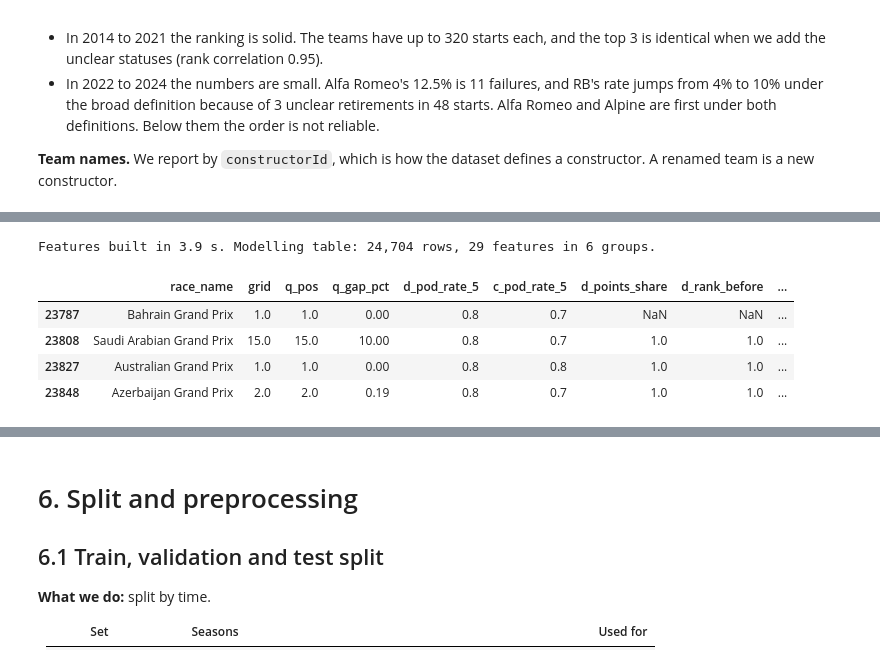
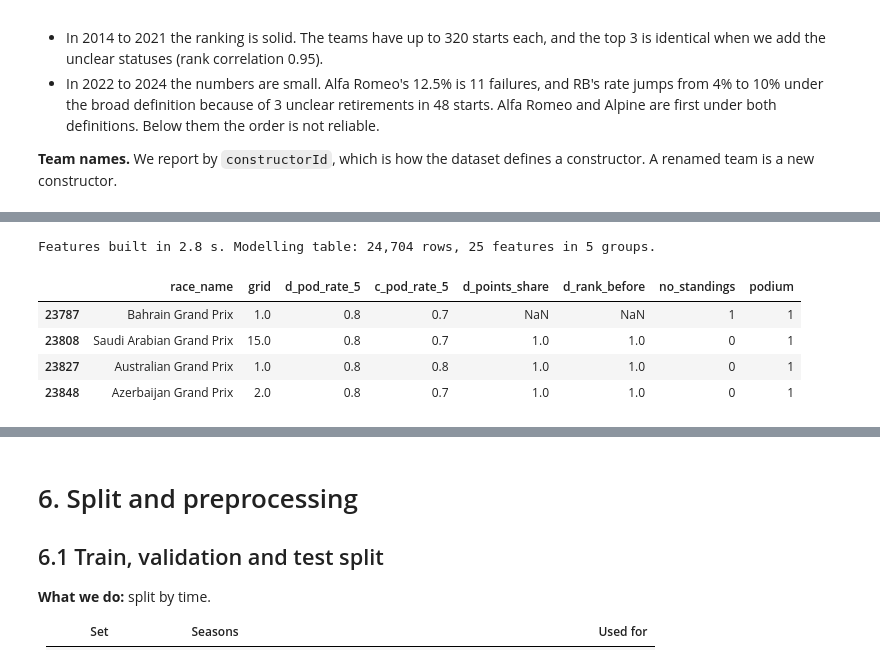
Before and after one commit to adhamshaheen/f1-podium-prediction, a Jupyter notebook: notebooke15c4f85e0.ipynb, the cells around one changed output, grey strips where cells are left out. Drawn from its saved outputs; the diff is of its cells as text; code cells hidden in the pictures.

```diff
--- a/notebooke15c4f85e0.ipynb
+++ b/notebooke15c4f85e0.ipynb
@@ -1171,8 +1171,8 @@ base = safe_join(base, clean['circuits'][['circuitId', 'name', 'country']].renam
 base = safe_join(base, clean['drivers'][['driverId', 'driverRef', 'forename', 'surname', 'dob', 'nationality']], 'driverId')
 base = safe_join(base, clean['constructors'][['constructorId', 'name']].rename(columns={'name': 'team'}), 'constructorId')
 base = safe_join(base, clean['status'], 'statusId')
-# qualifying: joined on the pair (raceId, driverId). Rows without a qualifying record get NaN
-quali = clean['qualifying'][['raceId', 'driverId', 'position', 'q1_s', 'q2_s', 'q3_s']].rename(columns={'position': 'q_pos'})
+# qualifying position: joined on the pair (raceId, driverId), used by Question 1 only (not a model input, see 5.1)
+quali = clean['qualifying'][['raceId', 'driverId', 'position']].rename(columns={'position': 'q_pos'})
 base = safe_join(base, quali, ['raceId', 'driverId'], validate='one_to_one')
 # Sprint points count for the championship. We only need them to keep the standings of LATER weekends correct (5.3).
 sprint_points = clean['sprint_results'].groupby(['raceId', 'driverId'], as_index=False)['points'].sum().rename(columns={'points': 'sprint_points'})
@@ -1844,31 +1921,17 @@ We build the features in six groups. The groups are used again in the ablation (
 # %%
-Q_GAP_CAP = 10.0        # % gap to the session's fastest time is capped here (see 2.2 for why)
-
 def past_mean(series, window):
     """Mean over the previous `window` races. shift(1) pushes every value one race down,
     so the current race is never part of its own average."""
     return series.shift(1).rolling(window, min_periods=1).mean()
 
-def build_features(table, qualifying=None):
+def build_features(table):
     """Return the table with all leakage-safe features added.
     The rows must describe complete races. Only information from before each race is used."""
-    qualifying = clean['qualifying'] if qualifying is None else qualifying
     df = table.sort_values(['date', 'raceId', 'resultId']).reset_index(drop=True).copy()      # strict time order
     df['dnf'] = 1 - df['classified']                                                           # 1 = no finishing position
 
     # ---------- grid ----------
     df['front_row'] = (df['grid'] <= 2).astype(int)
-
-    # ---------- qualifying ----------
-    session_best = qualifying.groupby('raceId')[['q1_s', 'q2_s', 'q3_s']].min()                # fastest time of each session
-    own_time = df['q3_s'].fillna(df['q2_s']).fillna(df['q1_s'])                                # time in the last session he reached
-    reference = np.select(
-        [df['q3_s'].notna(), df['q2_s'].notna(), df['q1_s'].notna()],
-        [df['raceId'].map(session_best['q3_s']), df['raceId'].map(session_best['q2_s']), df['raceId'].map(session_best['q1_s'])],
-        default=np.nan)
-    df['q_gap_pct'] = ((own_time / reference - 1) * 100).clip(lower=0, upper=Q_GAP_CAP)
-    df['grid_minus_q'] = df['grid'] - df['q_pos']
-    df['q_missing'] = df['q_pos'].isna().astype(int)
 
     # ---------- driver form: his own earlier races ----------
     by_driver = df.groupby('driverId', sort=False)
@@ -1892,7 +1955,6 @@ def build_features(table, qualifying=None):
     team['c_pod_rate_10'] = by_team['t_pod'].transform(lambda s: past_mean(s, 10))
     team['c_avg_finish_5'] = by_team['t_fin'].transform(lambda s: past_mean(s, 5))
     team['c_dnf_rate_10'] = by_team['t_dnf'].transform(lambda s: past_mean(s, 10))
-
     n_before = len(df)
     df = df.merge(team[['constructorId', 'raceId', 'c_races', 'c_pod_rate_5', 'c_pod_rate_10', 'c_avg_finish_5', 'c_dnf_rate_10']],
                   on=['constructorId', 'raceId'], how='left', validate='many_to_one')
@@ -1912,45 +1974,43 @@ def build_features(table, qualifying=None):
     assert len(df) == n_before
     # No row = no points yet: round 1, a driver or team with no earlier result this season, or before 1958 (no constructors' title)
     df[['d_points_before', 'c_points_before']] = df[['d_points_before', 'c_points_before']].fillna(0)
-
     by_race = df.groupby('raceId', sort=False)
     d_leader = by_race['d_points_before'].transform('max')                                      # points of the best-placed driver in the field
     c_leader = by_race['c_points_before'].transform('max')
     df['no_standings'] = (d_leader == 0).astype(int)                                            # season opener: nobody has points yet
     df['d_points_share'] = (df['d_points_before'] / d_leader).where(d_leader > 0)
     df['c_points_share'] = (df['c_points_before'] / c_leader).where(c_leader > 0)
     df['d_rank_before'] = by_race['d_points_before'].rank(ascending=False, method='min').where(d_leader > 0)
     df['c_rank_before'] = by_race['c_points_before'].rank(ascending=False, method='dense').where(c_leader > 0)
 
     # ---------- context ----------
     df['field_size'] = by_race['driverId'].transform('size')                                    # cars on the entry list of this race
     df['driver_age'] = (df['date'] - df['dob']).dt.days / 365.25
     return df
 
 FEATURE_GROUPS = {
     'grid': ['grid', 'front_row', 'pit_lane_start'],
-    'qualifying': ['q_pos', 'q_gap_pct', 'grid_minus_q', 'q_missing'],
     'driver form': ['d_pod_rate_5', 'd_pod_rate_10', 'd_avg_finish_5', 'd_dnf_rate_10', 'd_career_pod_rate', 'd_starts', 'd_circuit_podiums', 'd_new'],
     'constructor form': ['c_pod_rate_5', 'c_pod_rate_10', 'c_avg_finish_5', 'c_dnf_rate_10', 'c_new'],
     'standings': ['d_points_share', 'd_rank_before', 'c_points_share', 'c_rank_before', 'no_standings'],
     'context': ['round', 'field_size', 'is_home', 'driver_age'],
 }
 FEATURES = [f for group in FEATURE_GROUPS.values() for f in group]
 GROUP_OF = {f: g for g, fs in FEATURE_GROUPS.items() for f in fs}
 TARGET = 'podium'
 
 t0 = time.time()
 model_table = build_features(base)
 print(f'Features built in {time.time() - t0:.1f} s. Modelling table: {model_table.shape[0]:,} rows, {len(FEATURES)} features in {len(FEATURE_GROUPS)} groups.')
 assert not model_table.duplicated(['raceId', 'driverId']).any() and len(model_table) == len(base)
 
 # What a few rows look like: Verstappen's first races of 2023
 show = model_table[(model_table['driverRef'] == 'max_verstappen') & (model_table['year'] == 2023)].head(4)
-display(show[['race_name', 'grid', 'q_pos', 'q_gap_pct', 'd_pod_rate_5', 'c_pod_rate_5', 'd_points_share', 'd_rank_before', 'no_standings', 'podium']].round(2))
+display(show[['race_name', 'grid', 'd_pod_rate_5', 'c_pod_rate_5', 'd_points_share', 'd_rank_before', 'no_standings', 'podium']].round(2))
 # %% [output]
-Features built in 3.9 s. Modelling table: 24,704 rows, 29 features in 6 groups.
+Features built in 2.8 s. Modelling table: 24,704 rows, 25 features in 5 groups.
-|  | race_name | grid | q_pos | q_gap_pct | d_pod_rate_5 | c_pod_rate_5 | d_points_share | d_rank_before | ... |
-| 23787 | Bahrain Grand Prix | 1.0 | 1.0 | 0.00 | 0.8 | 0.7 | NaN | NaN | ... |
-| 23808 | Saudi Arabian Grand Prix | 15.0 | 15.0 | 10.00 | 0.8 | 0.7 | 1.0 | 1.0 | ... |
-| 23827 | Australian Grand Prix | 1.0 | 1.0 | 0.00 | 0.8 | 0.8 | 1.0 | 1.0 | ... |
-| 23848 | Azerbaijan Grand Prix | 2.0 | 2.0 | 0.19 | 0.8 | 0.7 | 1.0 | 1.0 | ... |
+|  | race_name | grid | d_pod_rate_5 | c_pod_rate_5 | d_points_share | d_rank_before | no_standings | podium |
+| 23787 | Bahrain Grand Prix | 1.0 | 0.8 | 0.7 | NaN | NaN | 1 | 1 |
+| 23808 | Saudi Arabian Grand Prix | 15.0 | 0.8 | 0.7 | 1.0 | 1.0 | 0 | 1 |
+| 23827 | Australian Grand Prix | 1.0 | 0.8 | 0.8 | 1.0 | 1.0 | 0 | 1 |
+| 23848 | Azerbaijan Grand Prix | 2.0 | 0.8 | 0.7 | 1.0 | 1.0 | 0 | 1 |
```
Also changed, not shown: parts of 34 cells of this notebook.
